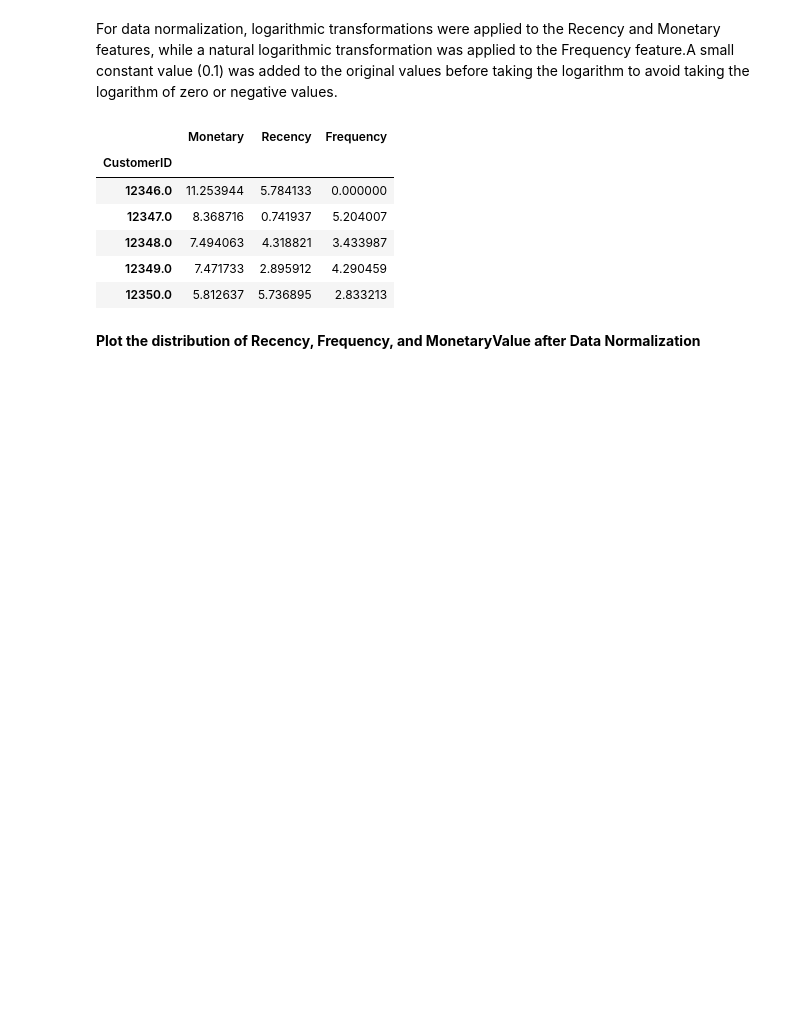
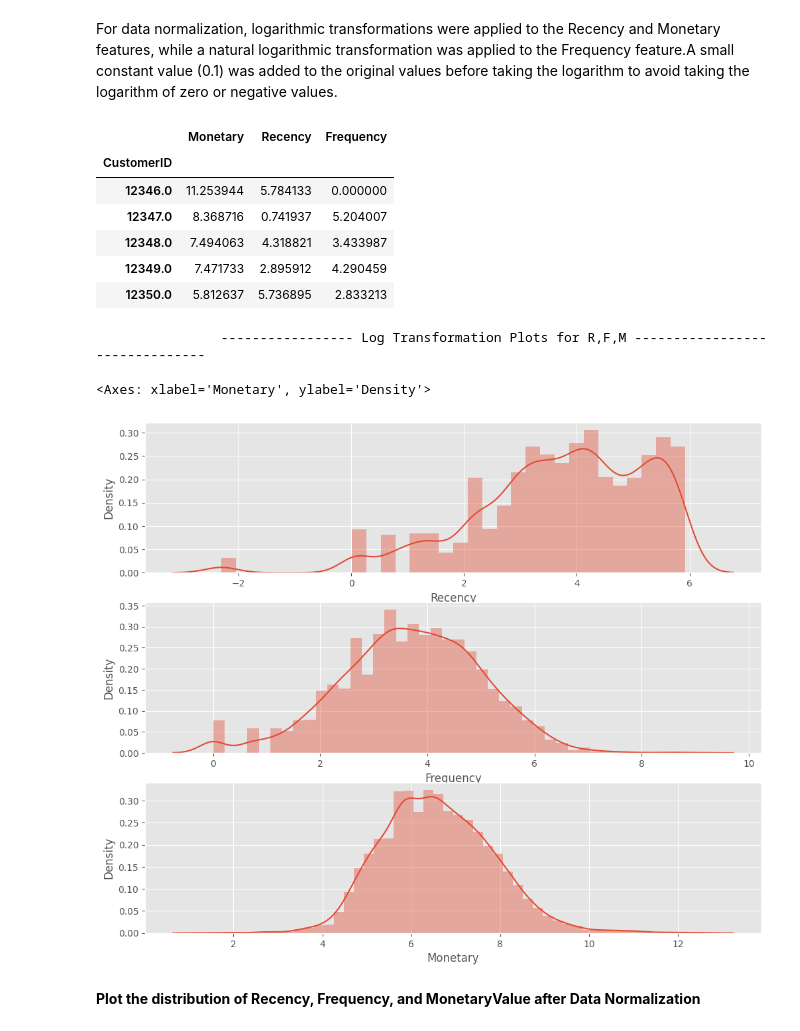
Before and after one commit to Pooja-2709/Unsupervied, a Jupyter notebook: Online_Retail_Customer_Segmentation.ipynb, the cells around one changed output. Drawn from its saved outputs; the diff is of its cells as text; code cells hidden in the pictures; blank space fills up the shorter version.

```diff
--- a/Online_Retail_Customer_Segmentation.ipynb
+++ b/Online_Retail_Customer_Segmentation.ipynb
@@ -912,6 +912,20 @@ log_data.head()
 | 12348.0 | 7.494063 | 4.318821 | 3.433987 |
 | 12349.0 | 7.471733 | 2.895912 | 4.290459 |
 | 12350.0 | 5.812637 | 5.736895 | 2.833213 |
+# %%
+# Checking the distribution of Recency, Frequency and Monetary variables after log transformation
+print("                ----------------- Log Transformation Plots for R,F,M -------------------------------")
+plt.figure(figsize=(12,10))
+plt.subplot(3, 1, 1)
+sns.distplot(log_data['Recency'])
+plt.subplot(3, 1, 2)
+sns.distplot(log_data['Frequency'])
+plt.subplot(3, 1, 3)
+sns.distplot(log_data['Monetary'])
+# %% [output]
+                ----------------- Log Transformation Plots for R,F,M -------------------------------
+<Axes: xlabel='Monetary', ylabel='Density'>
+[figure, added]
 # %% [markdown]
 **Plot the distribution of Recency, Frequency, and MonetaryValue after Data Normalization**
 # %%
```
Also changed, not shown: parts of 1 cell of this notebook.
